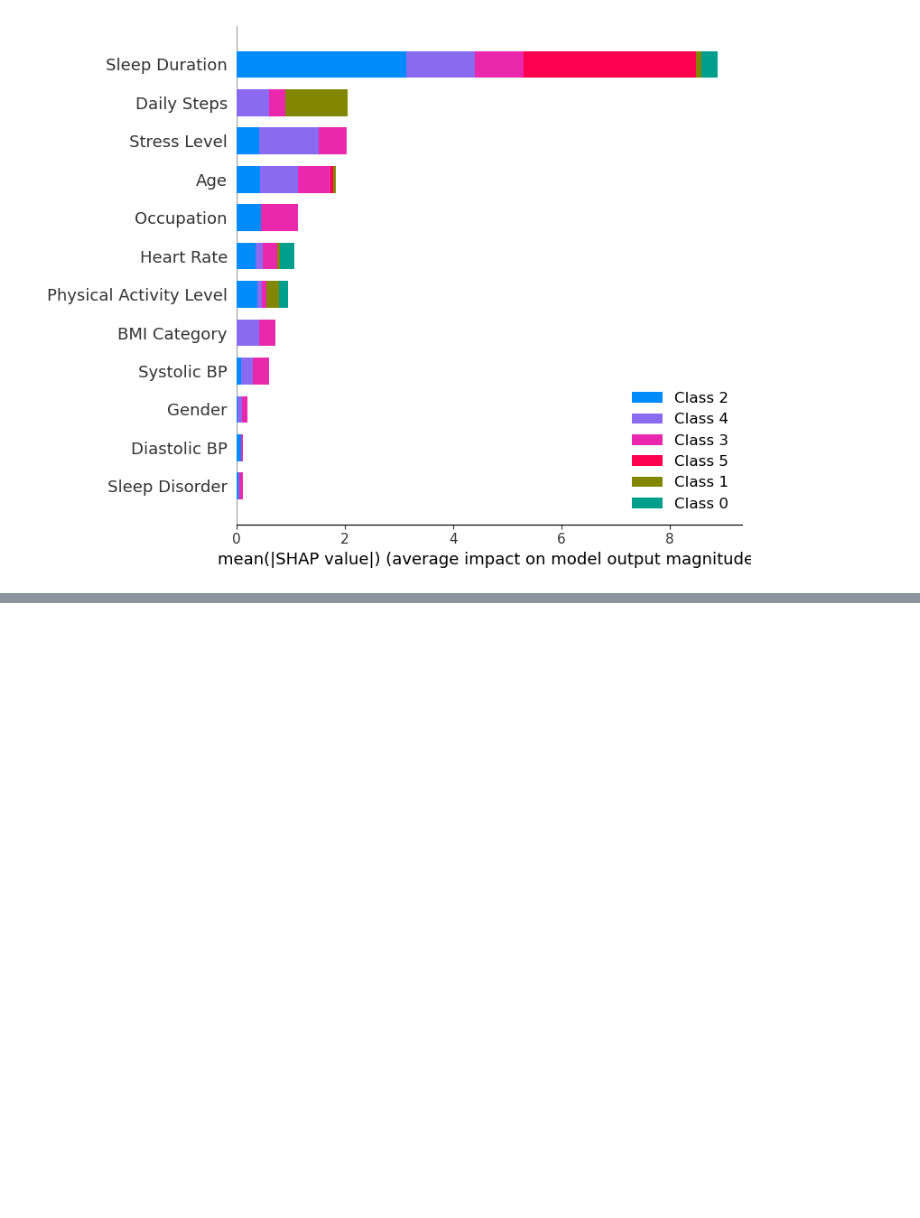
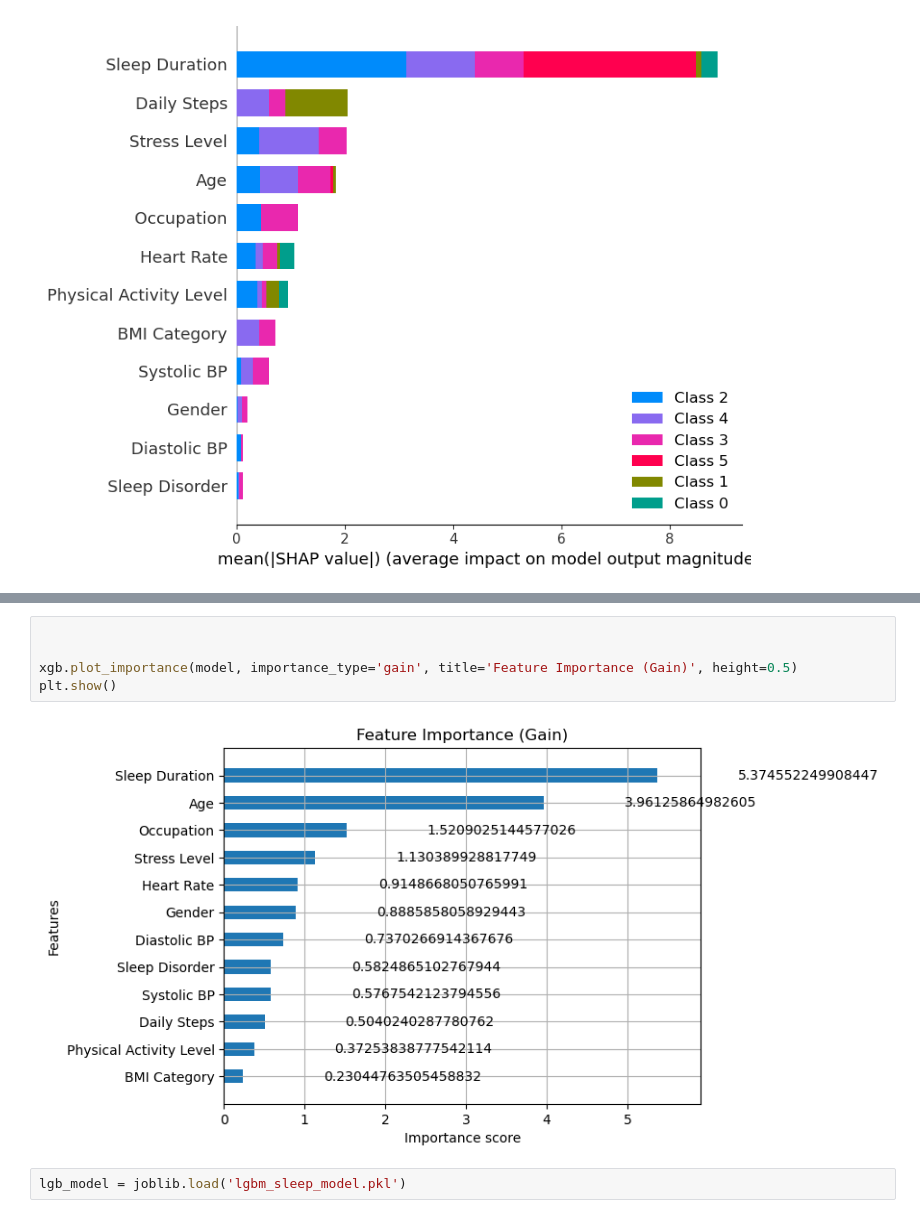
Before and after one commit to jadau1313/sleep-quality-prediction-app, a Jupyter notebook: notebooks/TrainModelNotebook2.ipynb, the cells around one changed output, grey strips where cells are left out. Cells and saved outputs as stored; diff of their text form; blank space fills up the shorter version.

```diff
--- a/notebooks/TrainModelNotebook2.ipynb
+++ b/notebooks/TrainModelNotebook2.ipynb
@@ -395,0 +577,9 @@ shap.summary_plot(shap_values, X)
+# %%
+
+
+xgb.plot_importance(model, importance_type='gain', title='Feature Importance (Gain)', height=0.5)
+plt.show()
+# %% [output]
+[figure, added]
+# %%
+lgb_model = joblib.load('lgbm_sleep_model.pkl')
```
Also changed, not shown: parts of 18 cells of this notebook.
